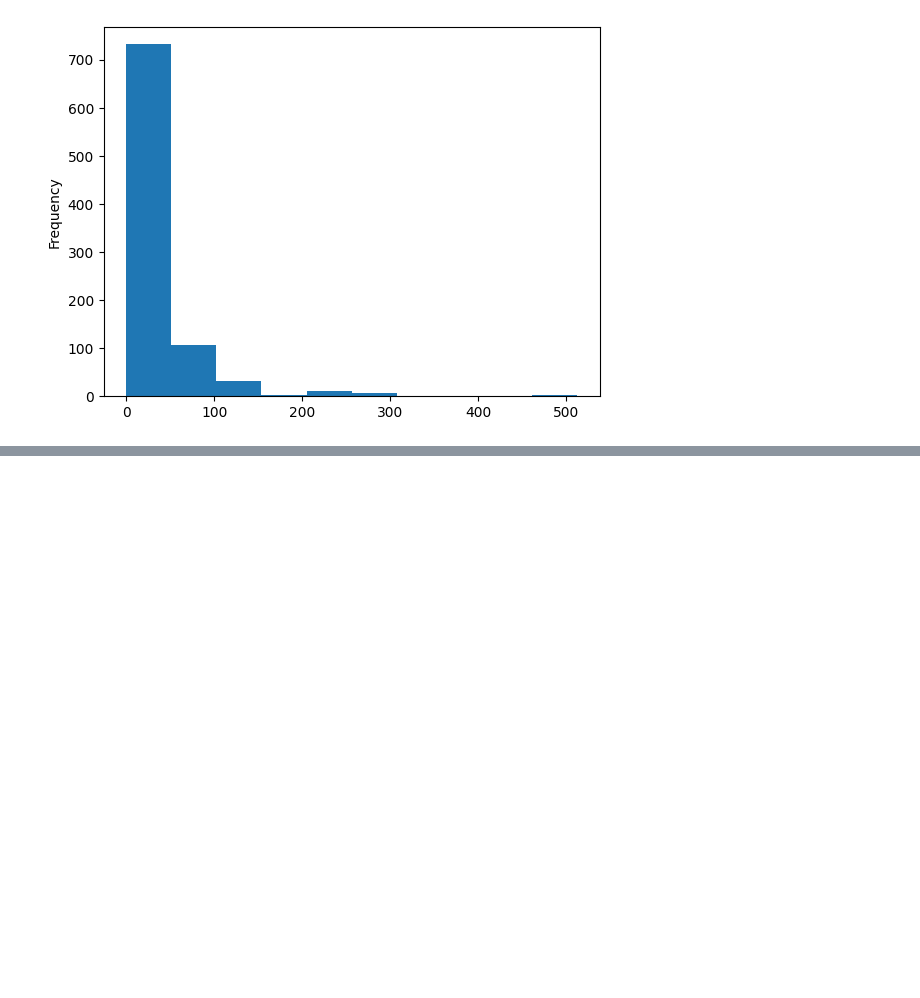
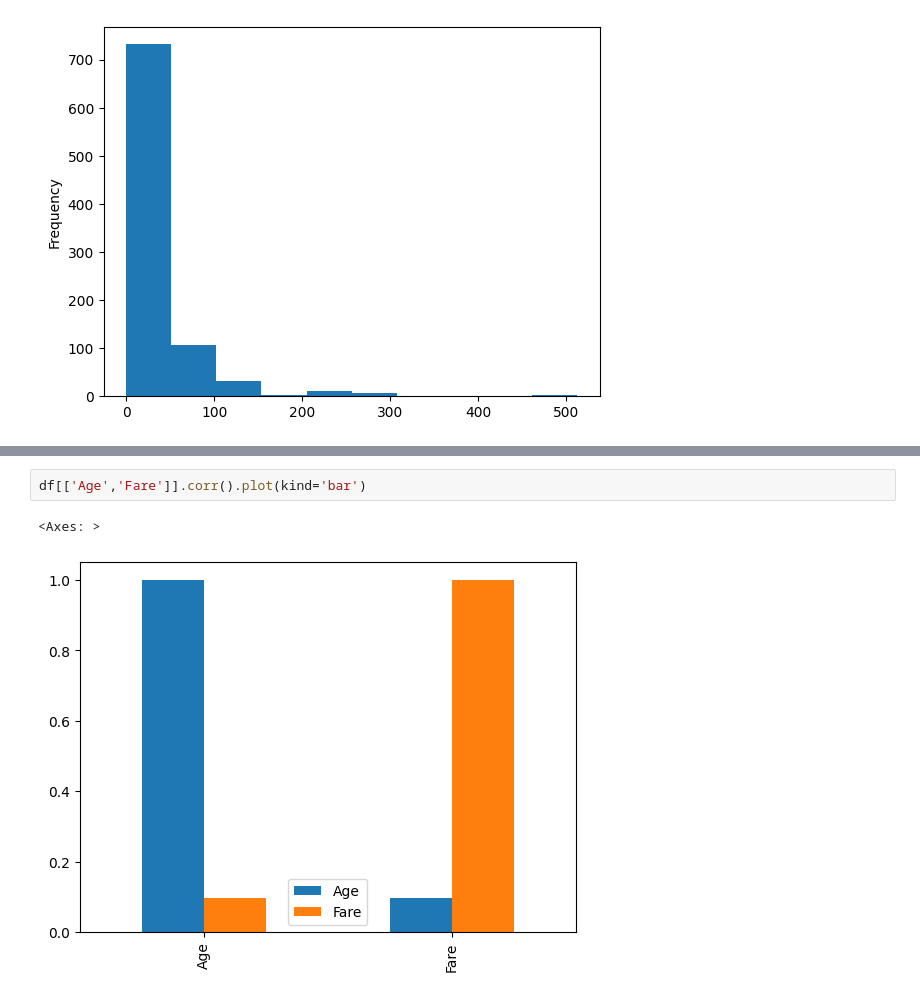
Before and after one commit to samiyaMalik/Pandas-tutorial-titanic-dataset, a Jupyter notebook: Pandas-tutorial-titanic-dataset.ipynb, the cells around one changed output, grey strips where cells are left out. Saved outputs shown, nothing was run; the diff lists cells and outputs as text; blank space fills up the shorter version.

```diff
--- a/Pandas-tutorial-titanic-dataset.ipynb
+++ b/Pandas-tutorial-titanic-dataset.ipynb
@@ -148,0 +235,5 @@ age_dist =df["Age"]
+# %%
+df[['Age','Fare']].corr().plot(kind='bar')
+# %% [output]
+<Axes: >
+[figure, added]
```
Also changed, not shown: parts of 15 cells of this notebook.
